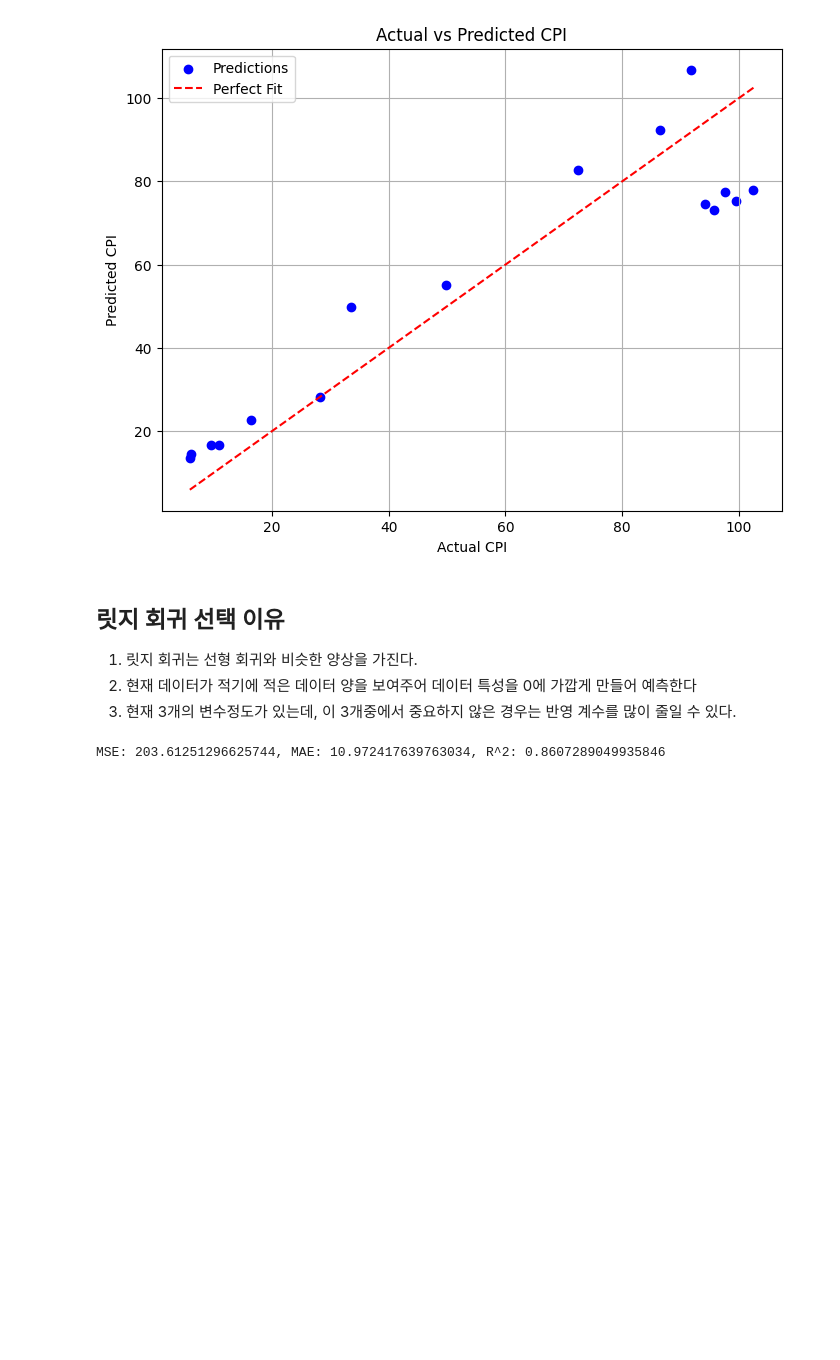
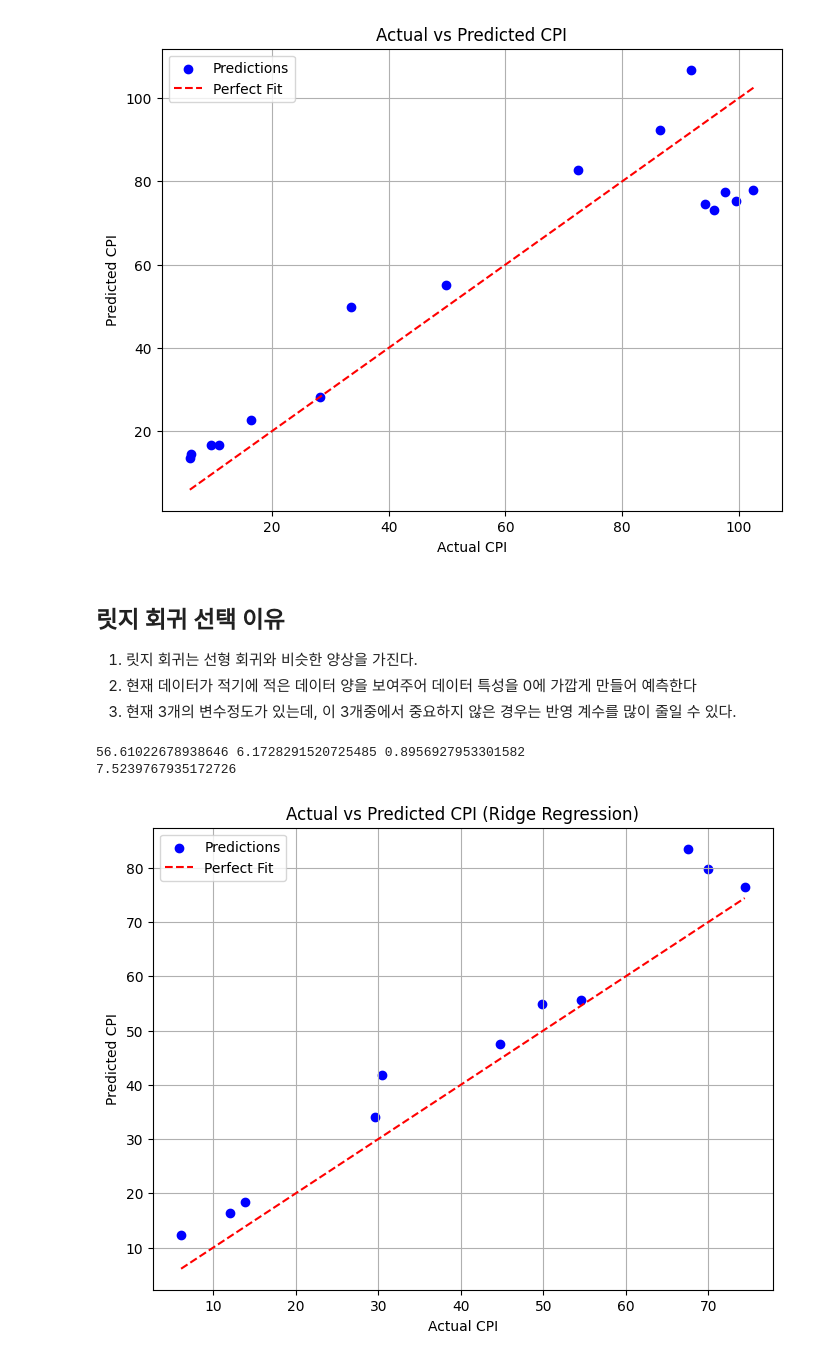
Before and after one commit to daedyu/python-ai, a Jupyter notebook: src/main.ipynb, the cells around one changed output. Cells and saved outputs as stored; diff of their text form; code cells hidden in the pictures; blank space fills up the shorter version.

Commit message:
feat: ridge

```diff
--- a/src/main.ipynb
+++ b/src/main.ipynb
@@ -314,14 +323,41 @@ plt.show()
 from sklearn.linear_model import Ridge
 from sklearn.metrics import mean_squared_error, mean_absolute_error, r2_score
 
-ridge_model = Ridge(alpha=100)
+# 트레인 데이터 작성
+exchange_train, exchange_test, cpi_train, cpi_test = train_test_split(exchange_x, cpi_y, test_size=0.2, random_state=9)
+
+# 릿지 회귀 제작
+ridge_model = Ridge(alpha=10000)
+# 학습
 ridge_model.fit(exchange_train, cpi_train)
 
+# 예측
 cpi_prediction_rid = ridge_model.predict(exchange_test)
 
+# mse, mae, r2 측정
 mse = mean_squared_error(cpi_test, cpi_prediction_rid)
 mae = mean_absolute_error(cpi_test, cpi_prediction_rid)
 r2 = r2_score(cpi_test, cpi_prediction_rid)
-print(f"MSE: {mse}, MAE: {mae}, R^2: {r2}")
+
+# 출력
+print(mse, mae, r2)
+
+# mse 를 root
+root_mse = math.sqrt(mse)
+
+print(root_mse)
 # %% [output]
-MSE: 203.61251296625744, MAE: 10.972417639763034, R^2: 0.8607289049935846
+56.61022678938646 6.1728291520725485 0.8956927953301582
+7.5239767935172726
+# %%
+plt.figure(figsize=(8, 6))
+plt.scatter(cpi_test, cpi_prediction_rid, color="blue", label="Predictions")  # 예측 값
+plt.plot([min(cpi_test), max(cpi_test)], [min(cpi_test), max(cpi_test)], color="red", linestyle="--", label="Perfect Fit")  # 이상적 선
+plt.xlabel("Actual CPI")
+plt.ylabel("Predicted CPI")
+plt.title("Actual vs Predicted CPI (Ridge Regression)")
+plt.legend()
+plt.grid(True)
+plt.show()
+# %% [output]
+[figure, added]
```
Also changed, not shown: parts of 2 cells of this notebook.
